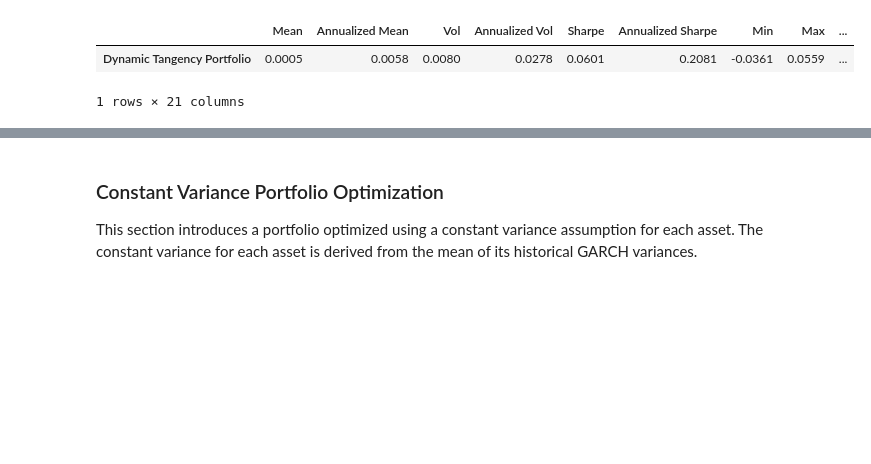
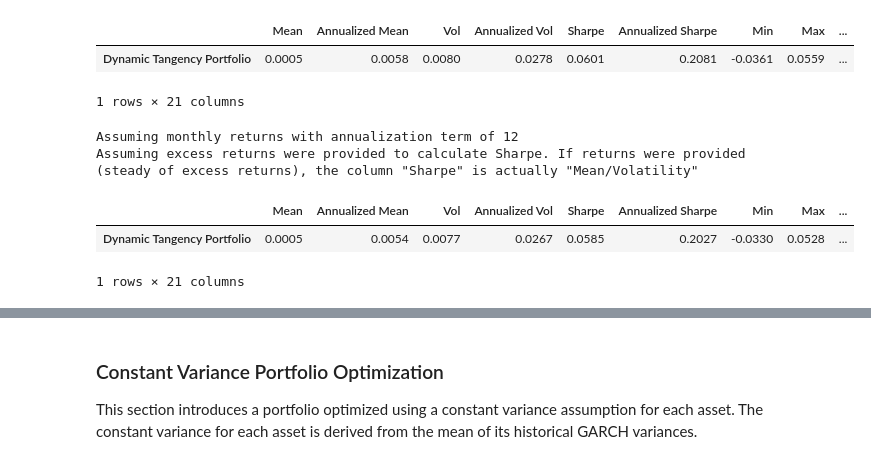
Before and after one commit to Kunj121/MacroFinance_HW2, a Jupyter notebook: project/regressions.ipynb, the cells around one changed output, grey strips where cells are left out. Saved outputs shown, nothing was run; the diff lists cells and outputs as text; code cells hidden in the pictures; blank space fills up the shorter version.

```diff
--- a/project/regressions.ipynb
+++ b/project/regressions.ipynb
@@ -638,9 +655,14 @@ rets_df = price_df.pct_change()
 # %%
 normal_garch = pd.read_csv('data/normal_garch.csv', parse_dates=['Date'], index_col='Date')
 exogenous_garch = pd.read_csv('data/exogenous_garch.csv', parse_dates=['Date'], index_col='Date')
+# %%
+exogenous_MPU_garch = pd.read_csv('data/expanding_garch_scaled_mpu_forecasts.csv', parse_dates=['Date'], index_col='Date')
+exogenous_hybrid_garch = pd.read_csv('data/expanding_garch_scaled_hybrid_forecasts.csv', parse_dates=['Date'], index_col='Date')
 # %%
 normal_garch = normal_garch.dropna()
 exogenous_garch = exogenous_garch.dropna()
+exogenous_MPU_garch = exogenous_MPU_garch.dropna()
+exogenous_hybrid_garch = exogenous_hybrid_garch.dropna()
 # %% [markdown]
 ### Exogenous Garch for entire asset universe
 # %%
@@ -675,3 +713,11 @@ Assuming excess returns were provided to calculate Sharpe. If returns were provi
 |  | Mean | Annualized Mean | Vol | Annualized Vol | Sharpe | Annualized Sharpe | Min | Max | ... |
 | Dynamic Tangency Portfolio | 0.0005 | 0.0058 | 0.0080 | 0.0278 | 0.0601 | 0.2081 | -0.0361 | 0.0559 | ... |
 1 rows × 21 columns
+# %%
+pmh.calc_summary_statistics(exogenous_MPU_rets)
+# %% [output]
+Assuming monthly returns with annualization term of 12
+Assuming excess returns were provided to calculate Sharpe. If returns were provided (steady of excess returns), the column "Sharpe" is actually "Mean/Volatility"
+|  | Mean | Annualized Mean | Vol | Annualized Vol | Sharpe | Annualized Sharpe | Min | Max | ... |
+| Dynamic Tangency Portfolio | 0.0005 | 0.0054 | 0.0077 | 0.0267 | 0.0585 | 0.2027 | -0.0330 | 0.0528 | ... |
+1 rows × 21 columns
```
Also changed, not shown: parts of 15 cells of this notebook, 4 other files.
